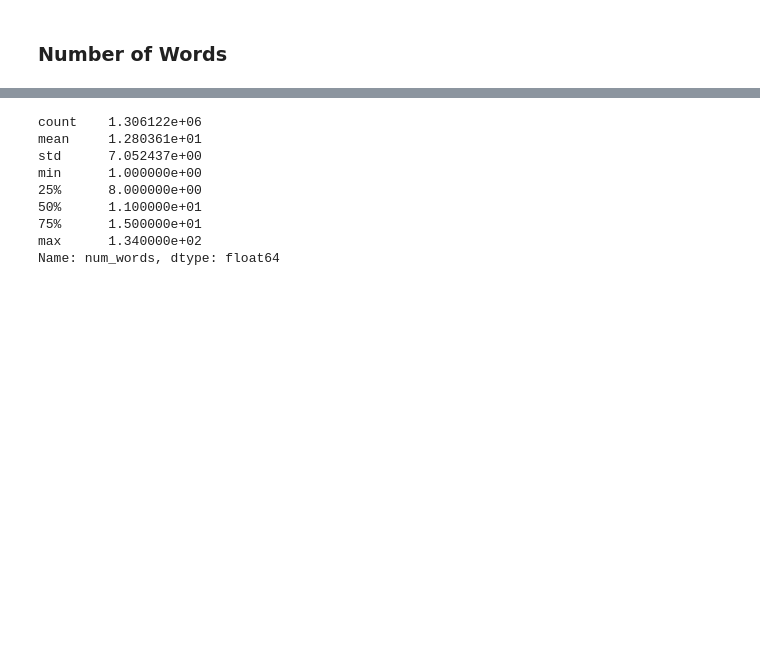
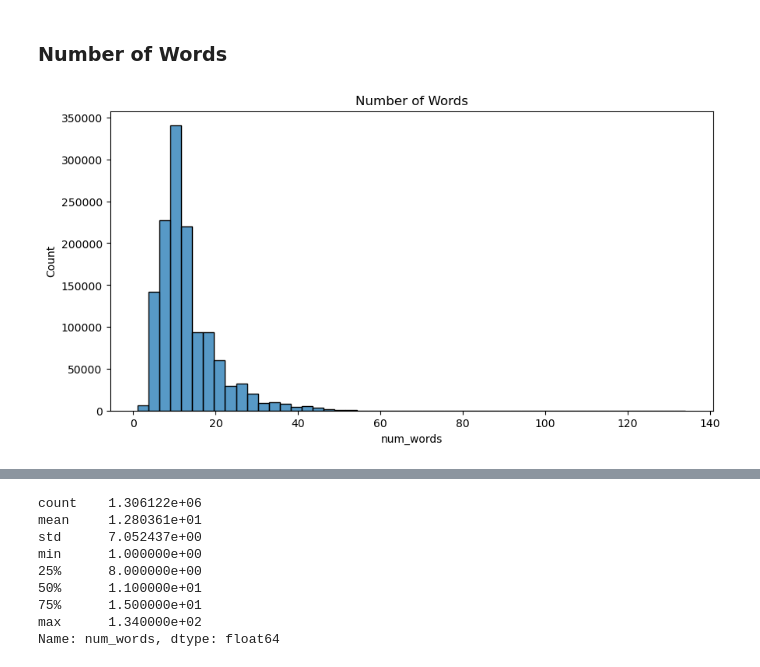
Before and after one commit to chernikovmaksim/ODS_NLP_spring_2023, a Jupyter notebook: notebooks/1. EDA.ipynb, the cells around one changed output, grey strips where cells are left out. Saved outputs shown, nothing was run; the diff lists cells and outputs as text; code cells hidden in the pictures; blank space fills up the shorter version.

```diff
--- a/notebooks/1. EDA.ipynb
+++ b/notebooks/1. EDA.ipynb
@@ -160,4 +212,13 @@ plt.show()
 [figure]
 # %% [markdown]
 ### Number of Words
+# %%
+fig = plt.figure(figsize=(10, 5))
+train["num_words"] = train["question_text"].apply(
+    lambda x: len(str(x).split()))
+sns.histplot(data=train, x="num_words", bins=50)
+plt.title("Number of Words")
+plt.show()
+# %% [output]
+[figure, added]
 # %%
```
Also changed, not shown: parts of 16 cells of this notebook.
